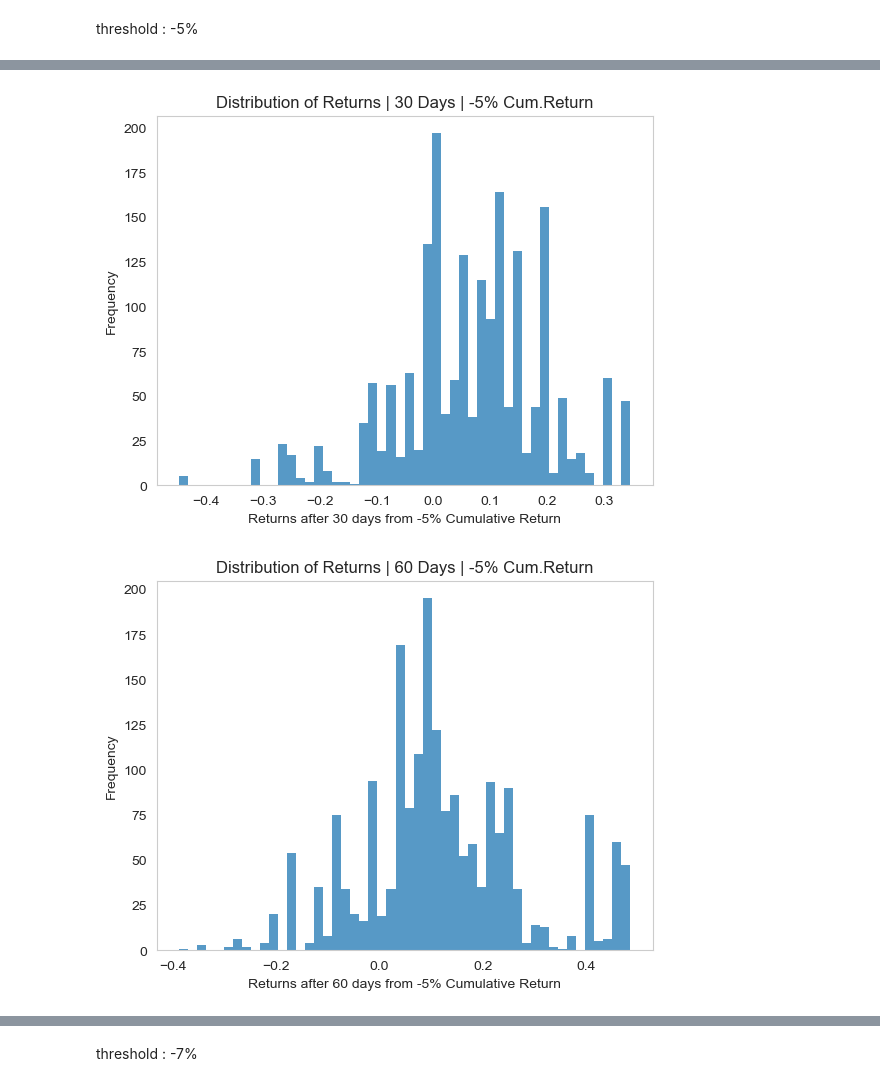
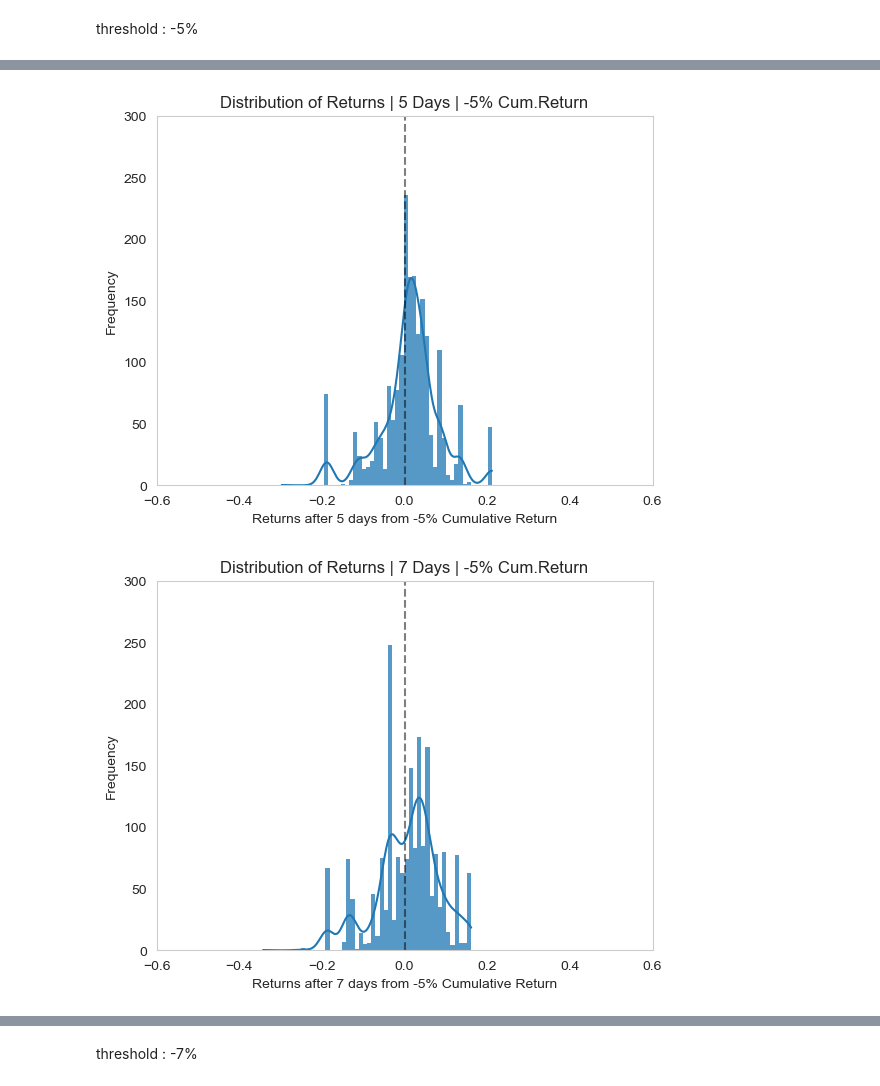
Before and after one commit to Tommylee1013/QuantResearch, a Jupyter notebook: Notes/SPYETF.ipynb, the cells around one changed output, grey strips where cells are left out. Drawn from its saved outputs; the diff is of its cells as text; code cells hidden in the pictures.

```diff
--- a/Notes/SPYETF.ipynb
+++ b/Notes/SPYETF.ipynb
@@ -318,15 +212,6 @@ for i in range(len(data)):
             if target_day < len(data):
                 returns_after_30_days_5.append(data.iloc[target_day]['Cumulative Returns'] - data.iloc[j]['Cumulative Returns'])
             break
-# %%
-plt.hist(returns_after_30_days_5, bins = 50, alpha = 0.75, edgecolor = 'none')
-plt.xlabel('Returns after 30 days from -5% Cumulative Return')
-plt.ylabel('Frequency')
-plt.title('Distribution of Returns | 30 Days | -5% Cum.Return')
-plt.grid(False)
-plt.show()
-# %% [output]
-[figure, removed]
 # %%
 returns_after_60_days_5 = []
 for i in range(len(data)):
@@ -336,12 +221,16 @@ for i in range(len(data)):
             if target_day < len(data):
                 returns_after_60_days_5.append(data.iloc[target_day]['Cumulative Returns'] - data.iloc[j]['Cumulative Returns'])
             break
-# %%
-plt.hist(returns_after_60_days_5, bins = 50, alpha = 0.75, edgecolor = 'none')
-plt.xlabel('Returns after 60 days from -5% Cumulative Return')
-plt.ylabel('Frequency')
-plt.title('Distribution of Returns | 60 Days | -5% Cum.Return')
-plt.grid(False)
-plt.show()
-# %% [output]
-[figure, removed]
+# %%
+my_plot(returns_after_5_days_5, 5, 5)
+my_plot(returns_after_7_days_5, 5, 7)
+my_plot(returns_after_9_days_5, 5, 9)
+my_plot(returns_after_11_days_5, 5, 11)
+my_plot(returns_after_13_days_5, 5, 13)
+my_plot(returns_after_15_days_5, 5, 15)
+my_plot(returns_after_20_days_5, 5, 20)
+my_plot(returns_after_30_days_5, 5, 30)
+my_plot(returns_after_60_days_5, 5, 60)
+# %% [output]
+[figure, added]
+[figure, added]
```
Also changed, not shown: parts of 52 cells of this notebook, 2 other files.
